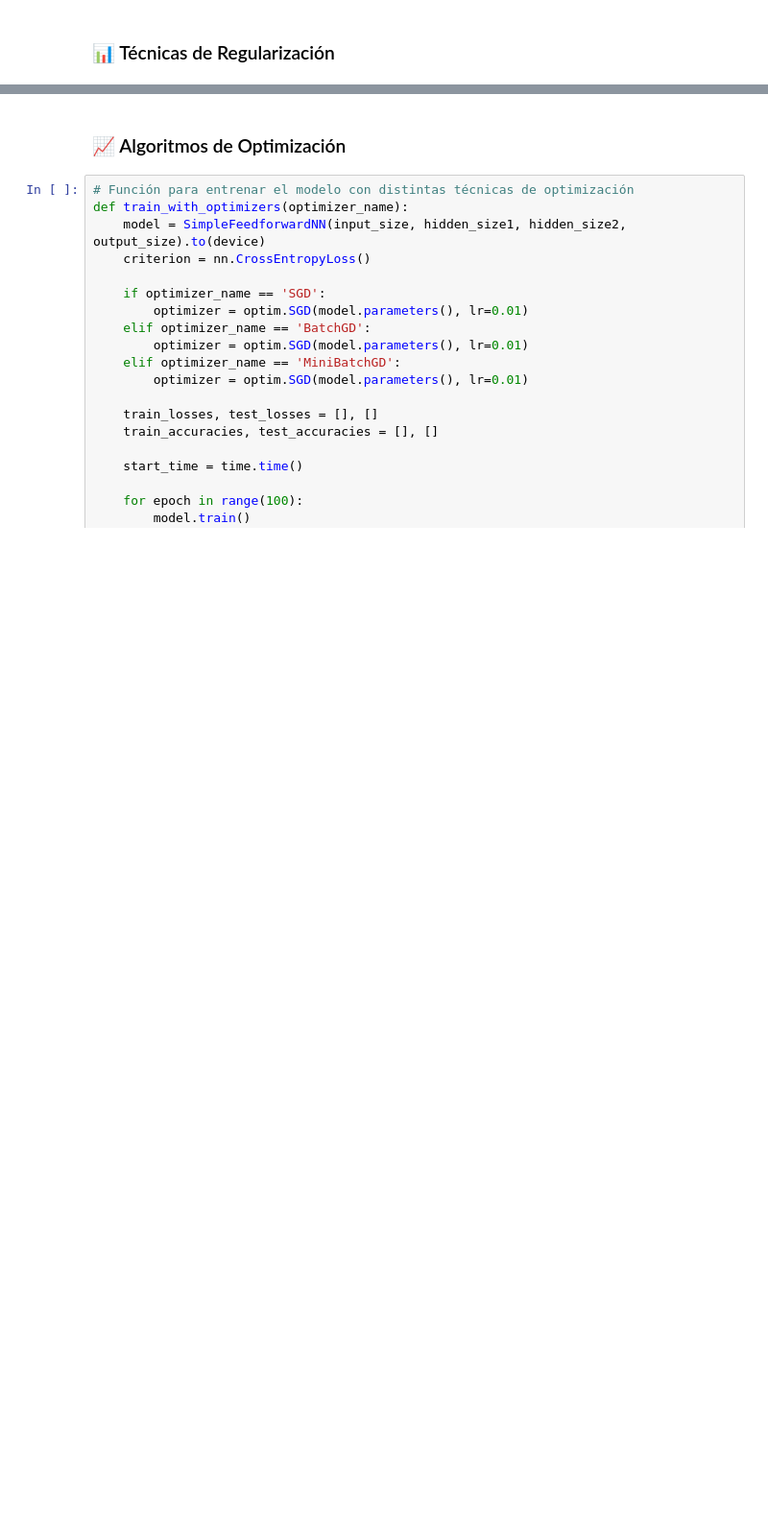
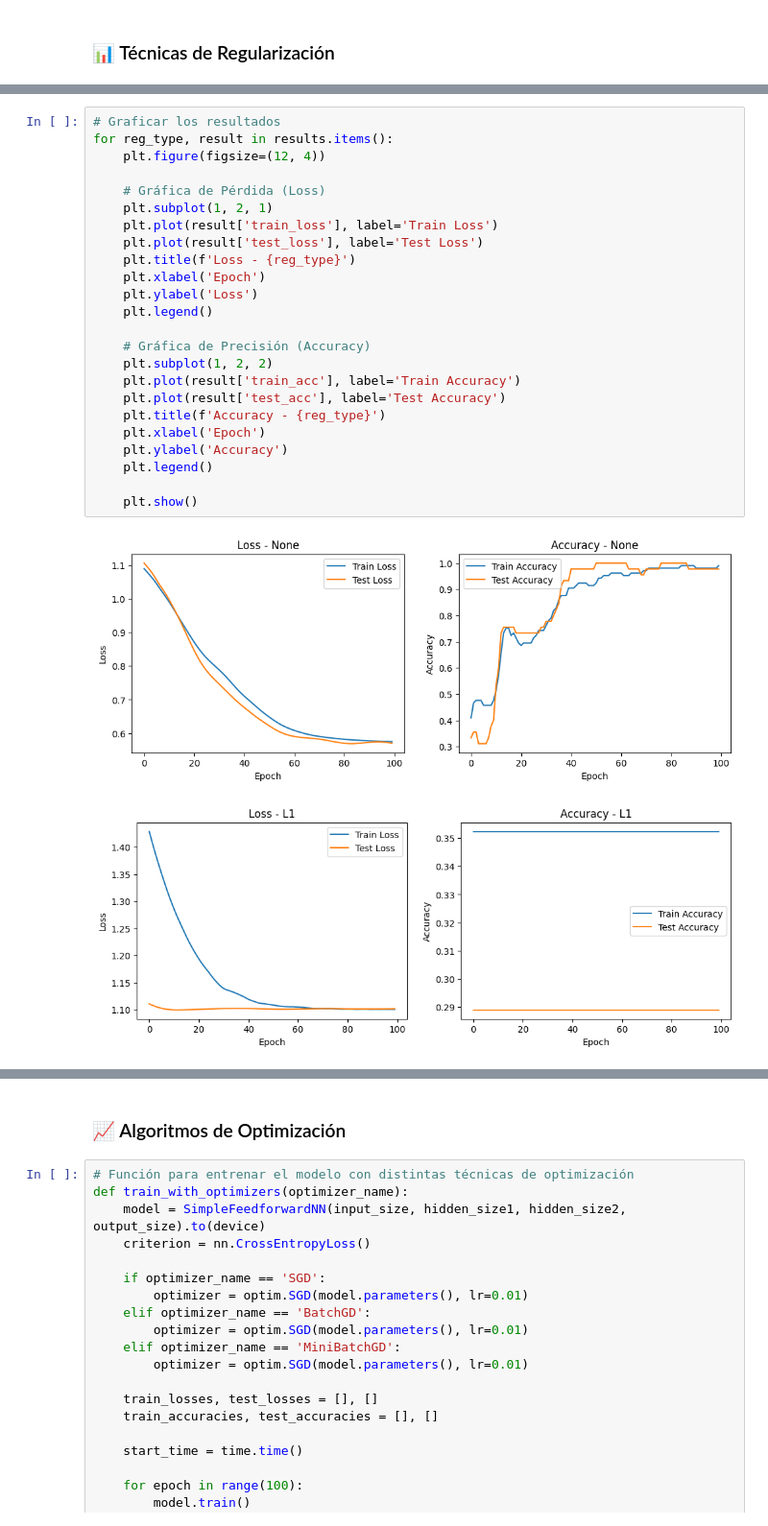
Before and after one commit to MarioGuerra21008/DeepLearning-HDT2, a Jupyter notebook: HDT2.ipynb, the cells around one changed output, grey strips where cells are left out. Shown at 96% size. Cells and saved outputs as stored; diff of their text form; blank space fills up the shorter version.

```diff
--- a/HDT2.ipynb
+++ b/HDT2.ipynb
@@ -289,0 +366,27 @@ Accuracy: 0.9333
+# %%
+# Graficar los resultados
+for reg_type, result in results.items():
+    plt.figure(figsize=(12, 4))
+
+    # Gráfica de Pérdida (Loss)
+    plt.subplot(1, 2, 1)
+    plt.plot(result['train_loss'], label='Train Loss')
+    plt.plot(result['test_loss'], label='Test Loss')
+    plt.title(f'Loss - {reg_type}')
+    plt.xlabel('Epoch')
+    plt.ylabel('Loss')
+    plt.legend()
+
+    # Gráfica de Precisión (Accuracy)
+    plt.subplot(1, 2, 2)
+    plt.plot(result['train_acc'], label='Train Accuracy')
+    plt.plot(result['test_acc'], label='Test Accuracy')
+    plt.title(f'Accuracy - {reg_type}')
+    plt.xlabel('Epoch')
+    plt.ylabel('Accuracy')
+    plt.legend()
+
+    plt.show()
+# %% [output]
+[figure, added]
+[figure, added]
```
Also changed, not shown: parts of 9 cells of this notebook.
